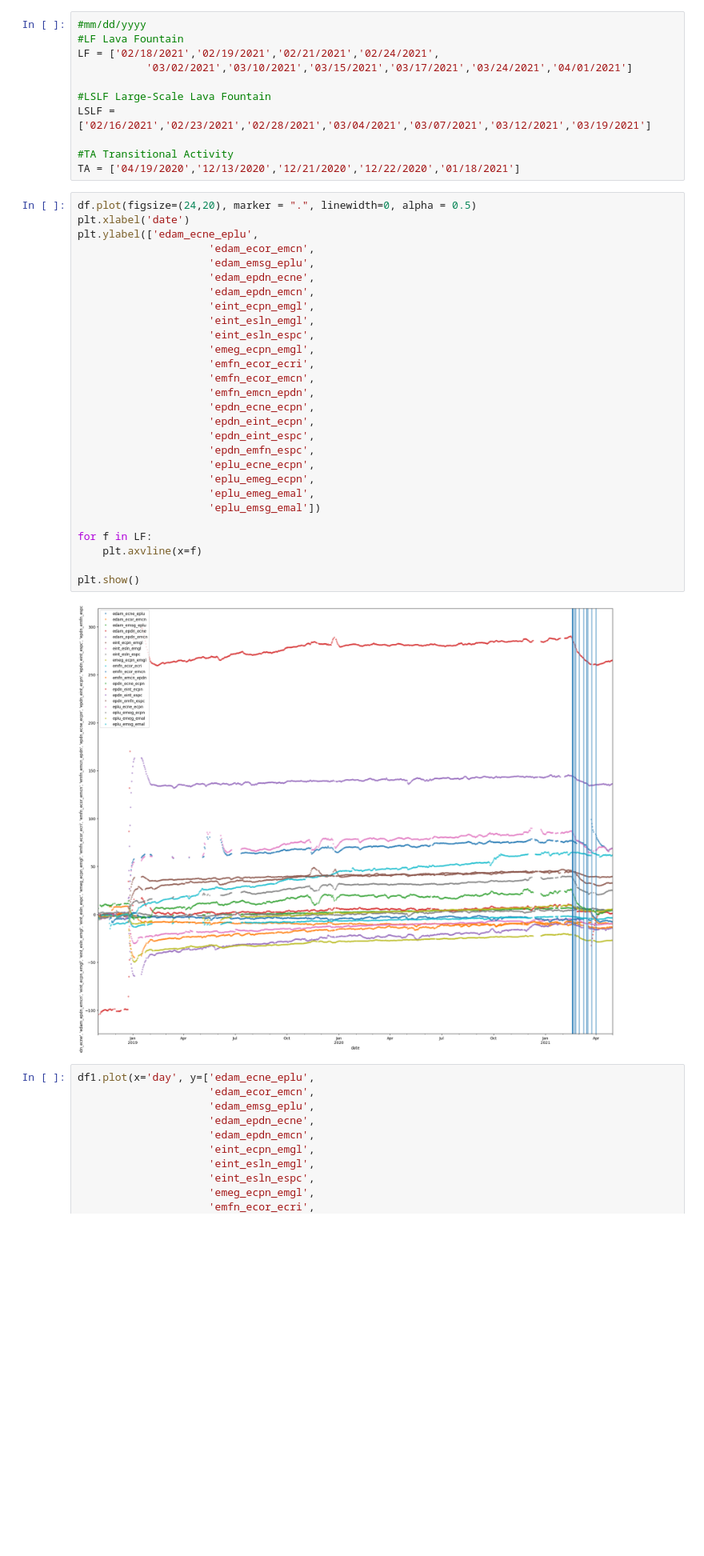
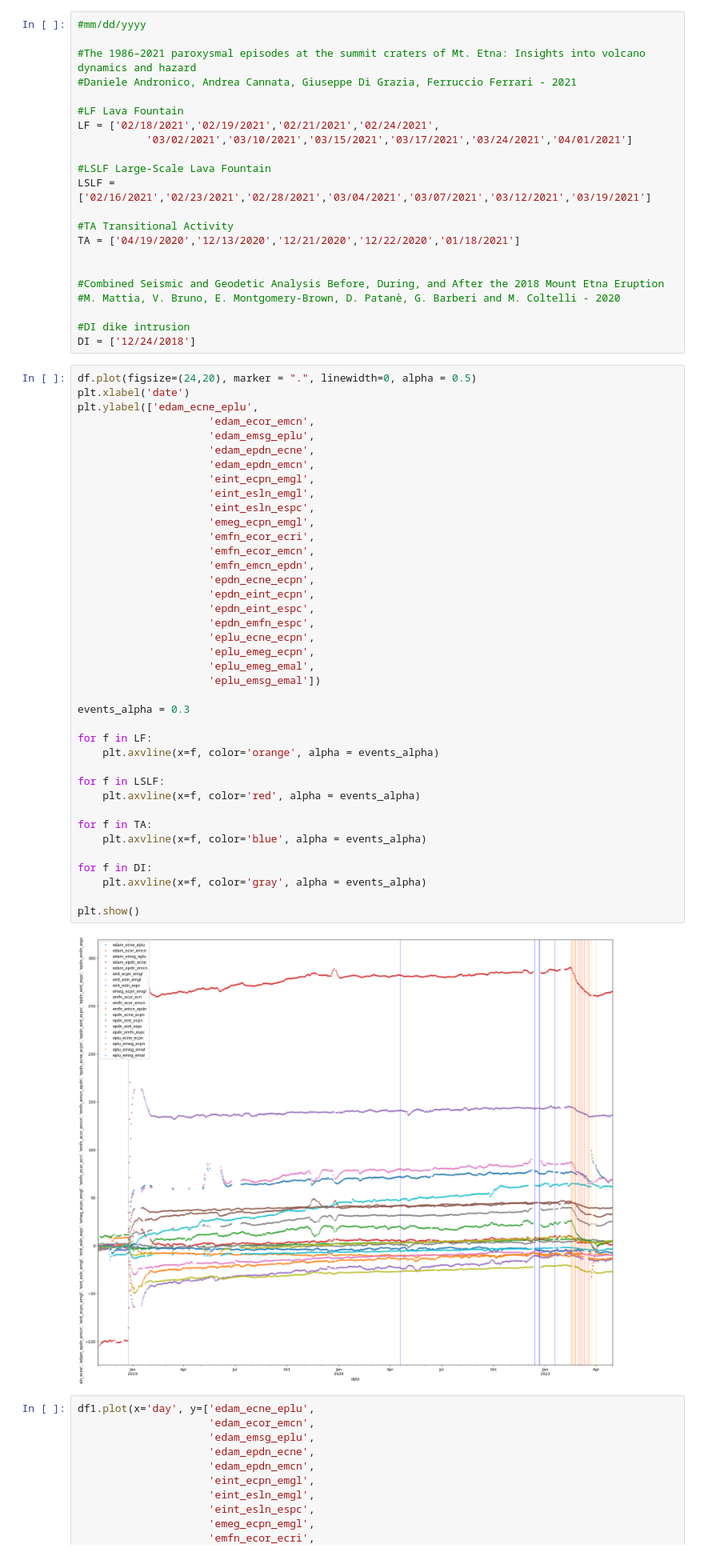
Before and after one commit to francescopandolfo/TESI_LM32, a Jupyter notebook: tesi_pandolfo_UI.ipynb, the cells around one changed output. Shown at 80% size. Cells and saved outputs as stored; diff of their text form; blank space fills up the shorter version.

```diff
--- a/tesi_pandolfo_UI.ipynb
+++ b/tesi_pandolfo_UI.ipynb
@@ -100,6 +100,10 @@ memory usage: 149.6 KB
 None
 # %%
 #mm/dd/yyyy
+
+#The 1986–2021 paroxysmal episodes at the summit craters of Mt. Etna: Insights into volcano dynamics and hazard
+#Daniele Andronico, Andrea Cannata, Giuseppe Di Grazia, Ferruccio Ferrari - 2021
+
 #LF Lava Fountain
 LF = ['02/18/2021','02/19/2021','02/21/2021','02/24/2021',
            '03/02/2021','03/10/2021','03/15/2021','03/17/2021','03/24/2021','04/01/2021']
@@ -109,36 +113,54 @@ LSLF = ['02/16/2021','02/23/2021','02/28/2021','03/04/2021','03/07/2021','03/12/
 
 #TA Transitional Activity
 TA = ['04/19/2020','12/13/2020','12/21/2020','12/22/2020','01/18/2021']
+
+
+#Combined Seismic and Geodetic Analysis Before, During, and After the 2018 Mount Etna Eruption
+#M. Mattia, V. Bruno, E. Montgomery‐Brown, D. Patanè, G. Barberi and M. Coltelli - 2020
+
+#DI dike intrusion
+DI = ['12/24/2018']
 # %%
 df.plot(figsize=(24,20), marker = ".", linewidth=0, alpha = 0.5)
 plt.xlabel('date')
 plt.ylabel(['edam_ecne_eplu',
                      'edam_ecor_emcn',
                      'edam_emsg_eplu',
                      'edam_epdn_ecne',
                      'edam_epdn_emcn',
                      'eint_ecpn_emgl',
                      'eint_esln_emgl',
                      'eint_esln_espc',
                      'emeg_ecpn_emgl',
                      'emfn_ecor_ecri',
                      'emfn_ecor_emcn',
                      'emfn_emcn_epdn',
                      'epdn_ecne_ecpn',
                      'epdn_eint_ecpn',
                      'epdn_eint_espc',
                      'epdn_emfn_espc',
                      'eplu_ecne_ecpn',
                      'eplu_emeg_ecpn',
                      'eplu_emeg_emal',
                      'eplu_emsg_emal'])
 
+events_alpha = 0.3
+
 for f in LF:
-    plt.axvline(x=f)
+    plt.axvline(x=f, color='orange', alpha = events_alpha)
+
+for f in LSLF:
+    plt.axvline(x=f, color='red', alpha = events_alpha)
+
+for f in TA:
+    plt.axvline(x=f, color='blue', alpha = events_alpha)
+
+for f in DI:
+    plt.axvline(x=f, color='gray', alpha = events_alpha)
 
 plt.show()
 # %% [output]
-[figure, old version]
+[figure, new version]
 # %%
 df1.plot(x='day', y=['edam_ecne_eplu',
                      'edam_ecor_emcn',
```
